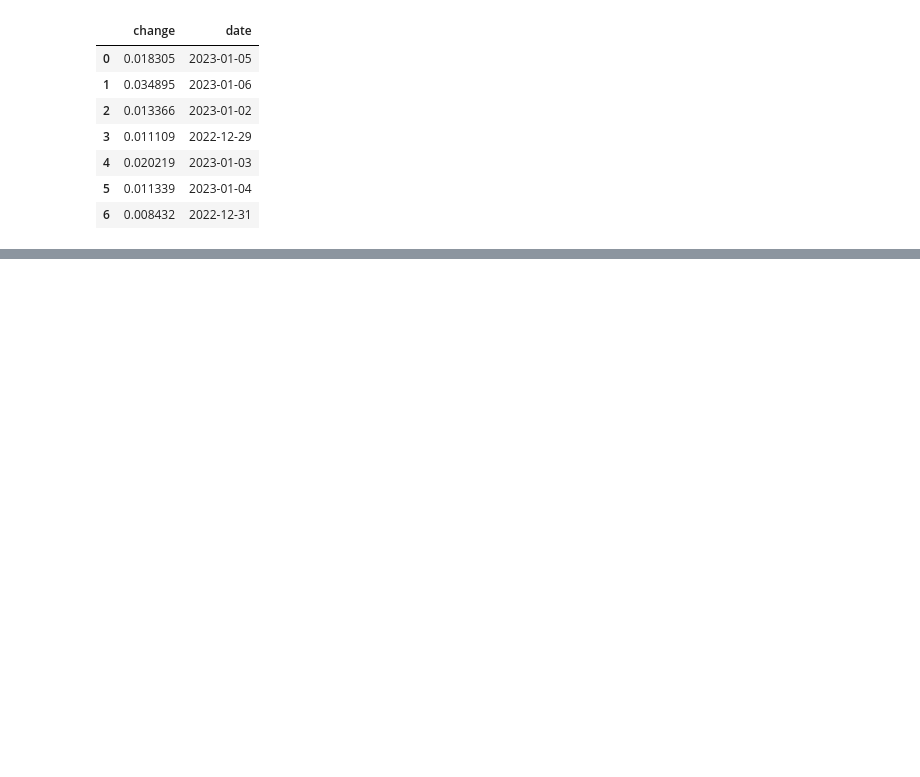
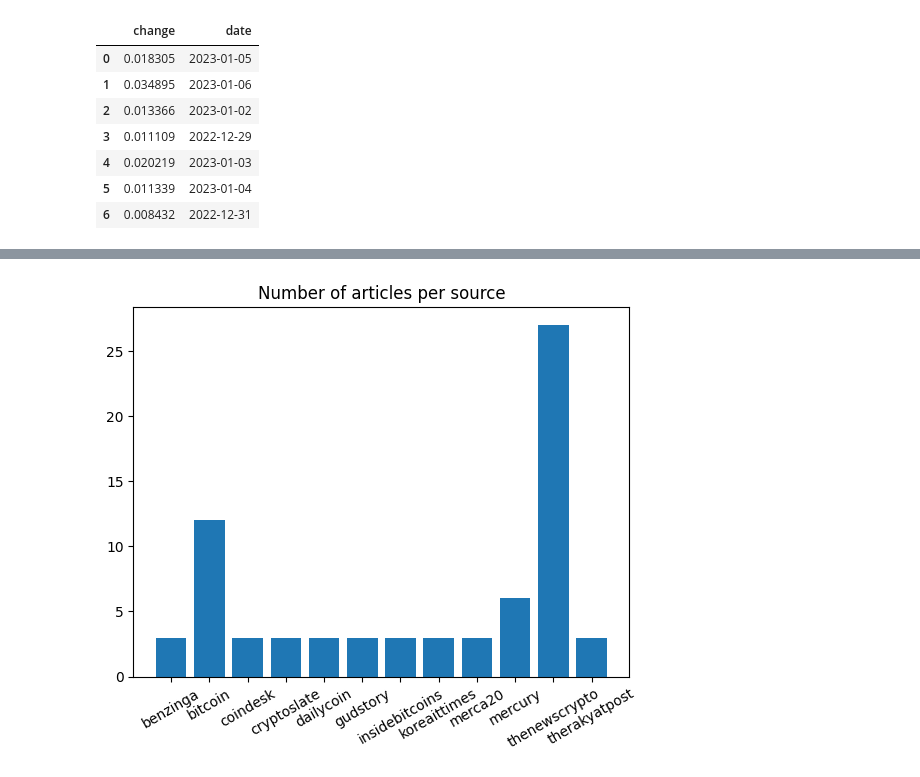
Before and after one commit to mstaczek/BigDataProject-crypto, a Jupyter notebook: spark-analytics.ipynb, the cells around one changed output, grey strips where cells are left out. Drawn from its saved outputs; the diff is of its cells as text; code cells hidden in the pictures; blank space fills up the shorter version.

```diff
--- a/spark-analytics.ipynb
+++ b/spark-analytics.ipynb
@@ -455,0 +456,16 @@ plt.show()
+# %%
+hb4 = filter_hbase(lambda x, y, z: True, [b'data:source_id', b'data:date'])
+hb4.columns = ['source', 'date']
+hb4.date = pd.to_datetime(hb4.date)
+hb4.date = hb4['date'].dt.floor('d')
+hb4['count'] = 1
+hb4 = hb4.groupby(['source', 'date'])['count'].count()
+hb4 = hb4.reset_index()
+# %%
+joined2 = out5.set_index('date').join(hb4.set_index('date'), how='inner')
+joined2 = joined2.reset_index()
+# %%
+joined2 = joined2.groupby('source').agg({'count':'sum', 'change':'mean'})
+joined2 = joined2.reset_index()
+joined2.columns = ['News source', 'Articles', 'Mean rate change']
+joined2
@@ -455,0 +486,7 @@ plt.show()
+# %%
+plt.bar(joined2['News source'], joined2['Articles'])
+plt.xticks(rotation=30)
+plt.title('Number of articles per source')
+plt.show()
+# %% [output]
+[figure, added]
```
Also changed, not shown: parts of 10 cells of this notebook.
